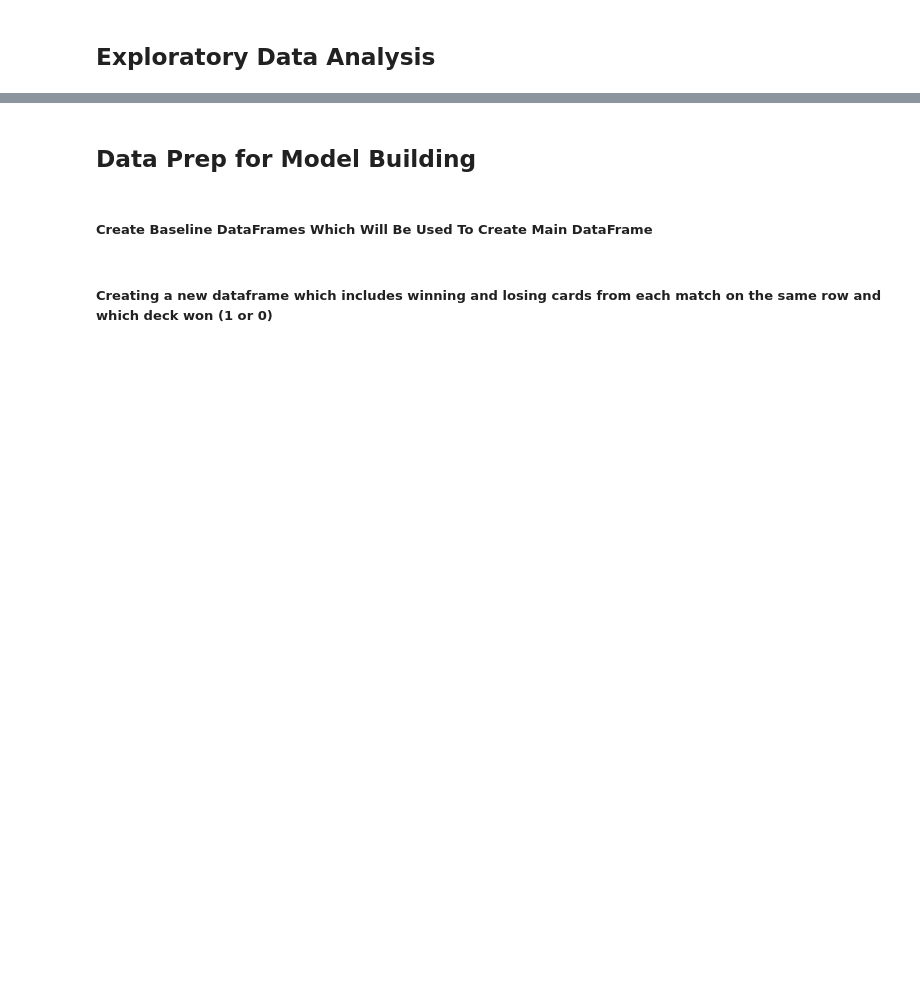
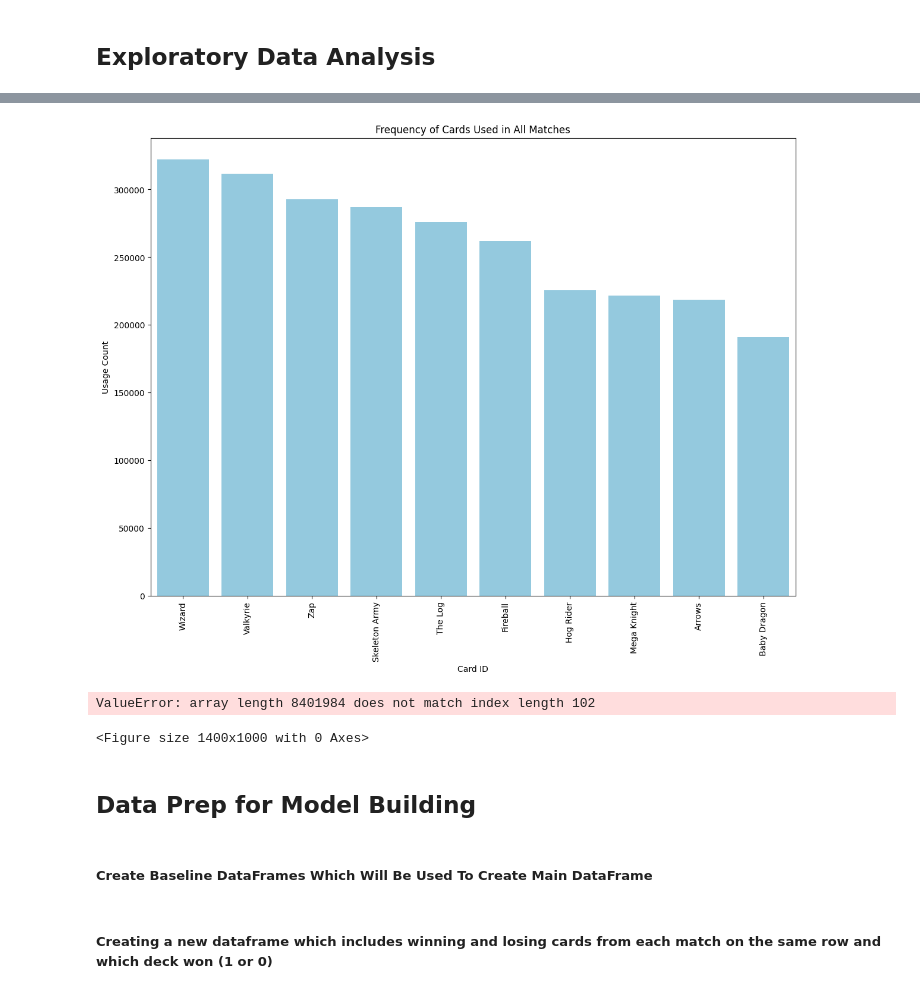
Before and after one commit to carlog1566/Data-Royale, a Jupyter notebook: main.ipynb, the cells around one changed output, grey strips where cells are left out. Cells and saved outputs as stored; diff of their text form; code cells hidden in the pictures; blank space fills up the shorter version.

```diff
--- a/main.ipynb
+++ b/main.ipynb
@@ -158,23 +179,29 @@ plt.show()
 # %%
 # Show the ten most used cards
 top10 = card_counts.head(10)
 
 plt.figure(figsize=(14, 10))
-sns.barplot(x=top10.index, y=top10.values)
+sns.barplot(x=top10.index, y=top10.values, color='skyblue')
 plt.title("Frequency of Cards Used in All Matches")
 plt.xlabel("Card ID")
 plt.ylabel("Usage Count")
 plt.xticks(rotation=90)
 plt.show()
+# %% [output]
+[figure, added]
 # %%
-# Box plot of card levels
-card_levels = [f'winner.card{i}.level' for i in range(1, 9)] + [f'winner.card{i}.level' for i in range(1, 9)]
+# Bar plot of card levels
+all_card_levels = df[[f'winner.card{i}.level' for i in range(1, 9)] + [f'loser.card{i}.level' for i in range(1, 9)]].values.flatten()
+card_level_counts = pd.Series(all_cards).value_counts()
 
 plt.figure(figsize=(14, 10))
-sns.boxplot(data=df[card_levels])
+sns.barplot(x=card_level_counts, y=all_card_levels)
 plt.title('Distribution of Card Levels')
 plt.ylabel('Card Level')
 plt.show()
+# %% [output]
+ValueError: array length 8401984 does not match index length 102
+<Figure size 1400x1000 with 0 Axes>
 # %%
 # Box plot of Winner Elixir Average vs Loser Elixir Average
 plt.figure(figsize=(14, 10))
```
Also changed, not shown: parts of 5 cells of this notebook.
